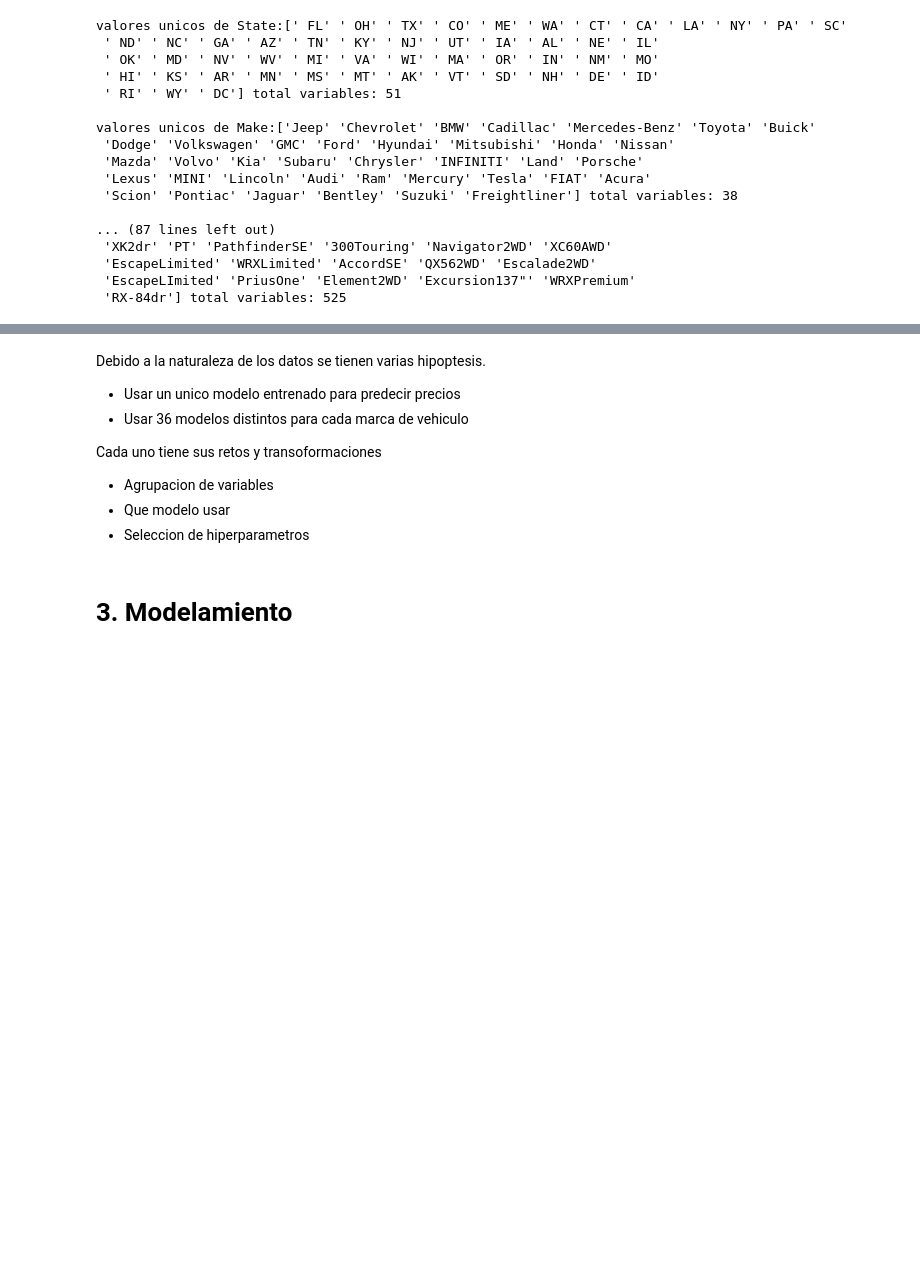
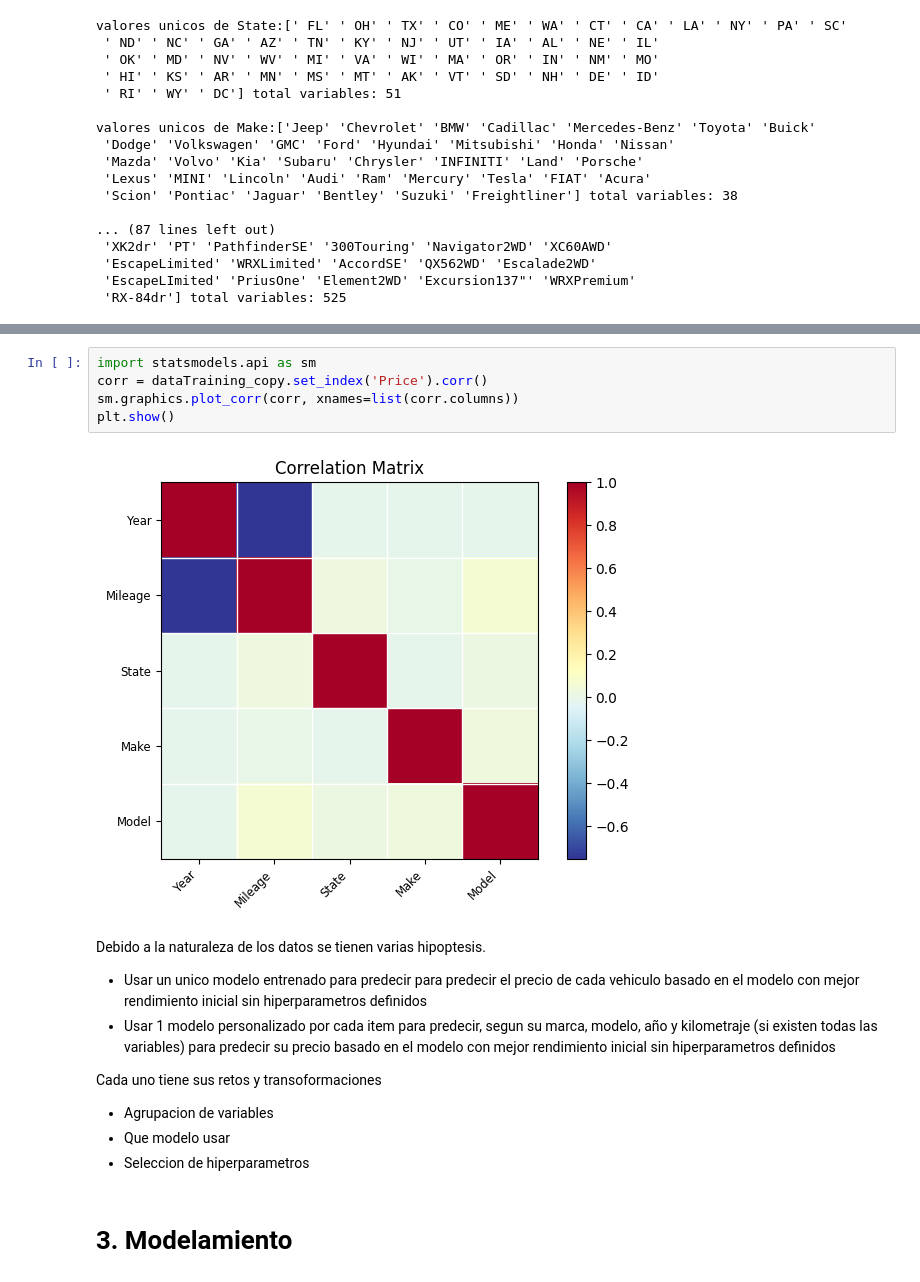
Before and after one commit to anfisbena/MIAD_NLP_2024, a Jupyter notebook: Semana 3/S3P1_proyecto1.ipynb, the cells around one changed output, grey strips where cells are left out. Cells and saved outputs as stored; diff of their text form; blank space fills up the shorter version.

```diff
--- a/Semana 3/S3P1_proyecto1.ipynb
+++ b/Semana 3/S3P1_proyecto1.ipynb
@@ -178,7 +196,14 @@ dataTraining['Make'].value_counts().plot(kind='bar',figsize=(10,5))
+# %%
+import statsmodels.api as sm
+corr = dataTraining_copy.set_index('Price').corr()
+sm.graphics.plot_corr(corr, xnames=list(corr.columns))
+plt.show()
+# %% [output]
+[figure, added]
 # %% [markdown]
 Debido a la naturaleza de los datos se tienen varias hipoptesis.
-- Usar un unico modelo entrenado para predecir precios
-- Usar 36 modelos distintos para cada marca de vehiculo
+- Usar un unico modelo entrenado para predecir para predecir el precio de cada vehiculo basado en el modelo con mejor rendimiento inicial sin hiperparametros definidos
+- Usar 1 modelo personalizado por cada item para predecir, segun su marca, modelo, año y kilometraje (si existen todas las variables) para predecir su precio basado en el modelo con mejor rendimiento inicial sin hiperparametros definidos
 
 Cada uno tiene sus retos y transoformaciones
 - Agrupacion de variables
```
Also changed, not shown: parts of 20 cells of this notebook, 1 other file.
